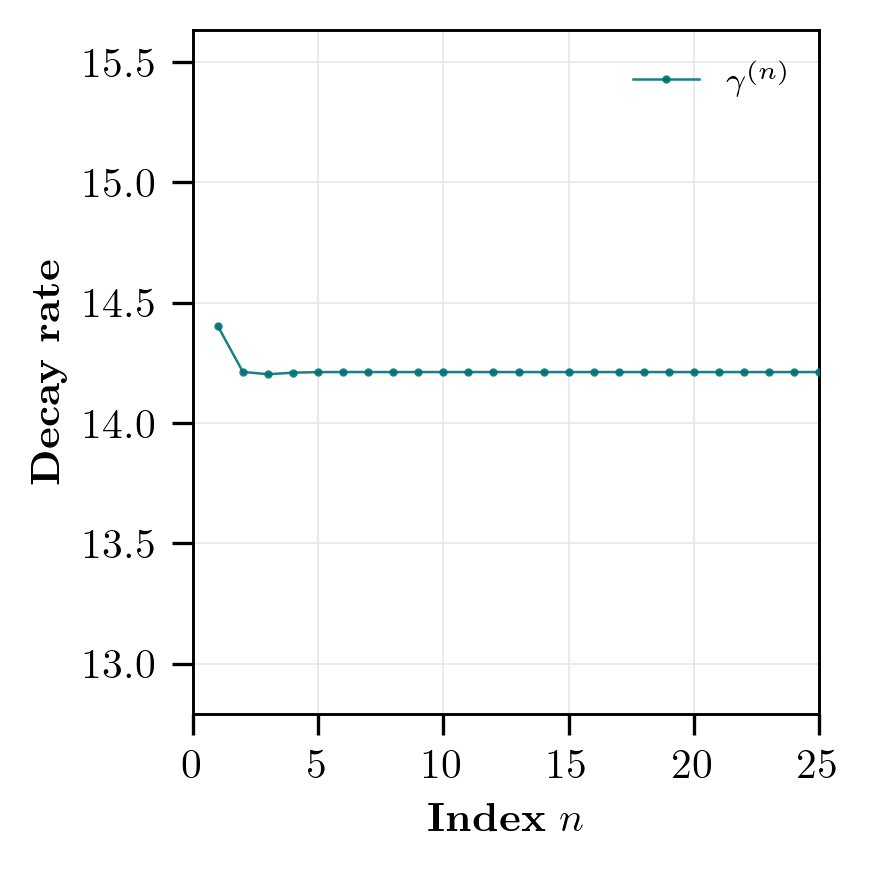
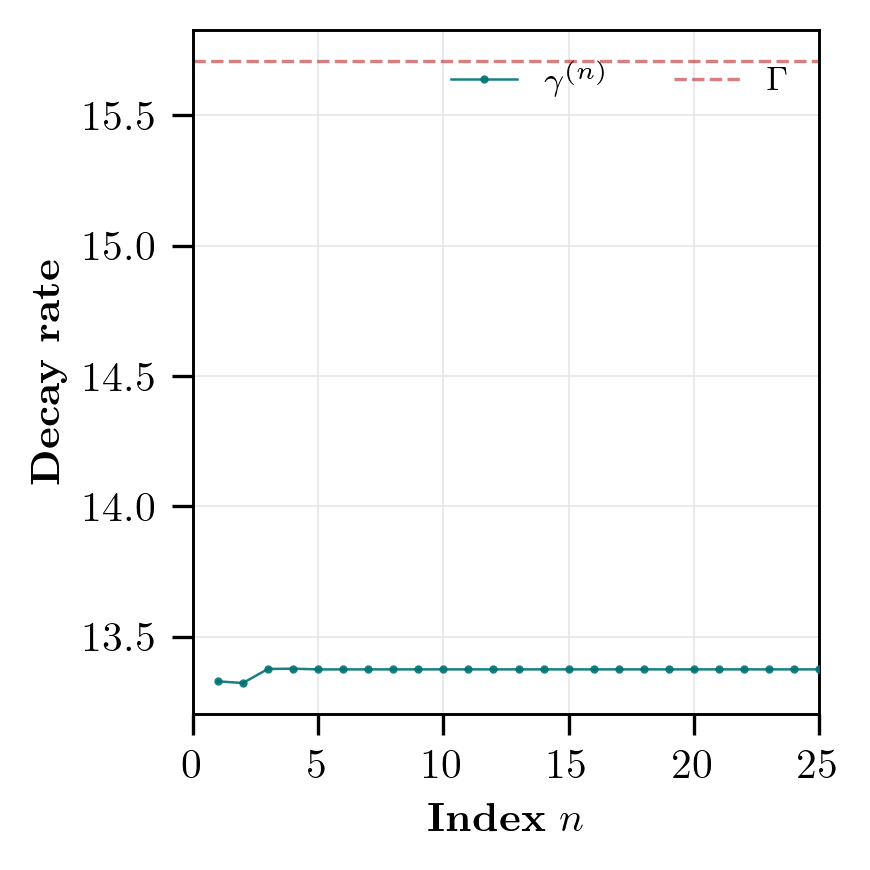
Code edit (unified diff) that turned the first committed figure into the second:
--- before
+++ after
@@ -7,4 +7,8 @@
 
 ax.plot(n_tab, gamma_n_tab, marker="o", color=color_bare_decay, label = r'$\gamma^{(n)}$', markersize=1, linewidth=0.6, alpha=0.9, zorder=3)
+
+#Physical parameter
+ax.hlines(Gamma, 0, 100*pi,color=color_physical_decay, alpha=0.5, linewidth=0.8, linestyle='--', label = r'$\Gamma$')
+
 
 #legend outside the plot
@@ -17,5 +21,5 @@
 
 ax.set_xlim([0, 25])
-ax.set_ylim([0.9*gamma_n_tab[-1], 1.1*gamma_n_tab[-1]])
+#ax.set_ylim([0.9*gamma_n_tab[-1], 1.1*gamma_n_tab[-1]])
 
 # Labels

Commit: backup before modifying rk scheme